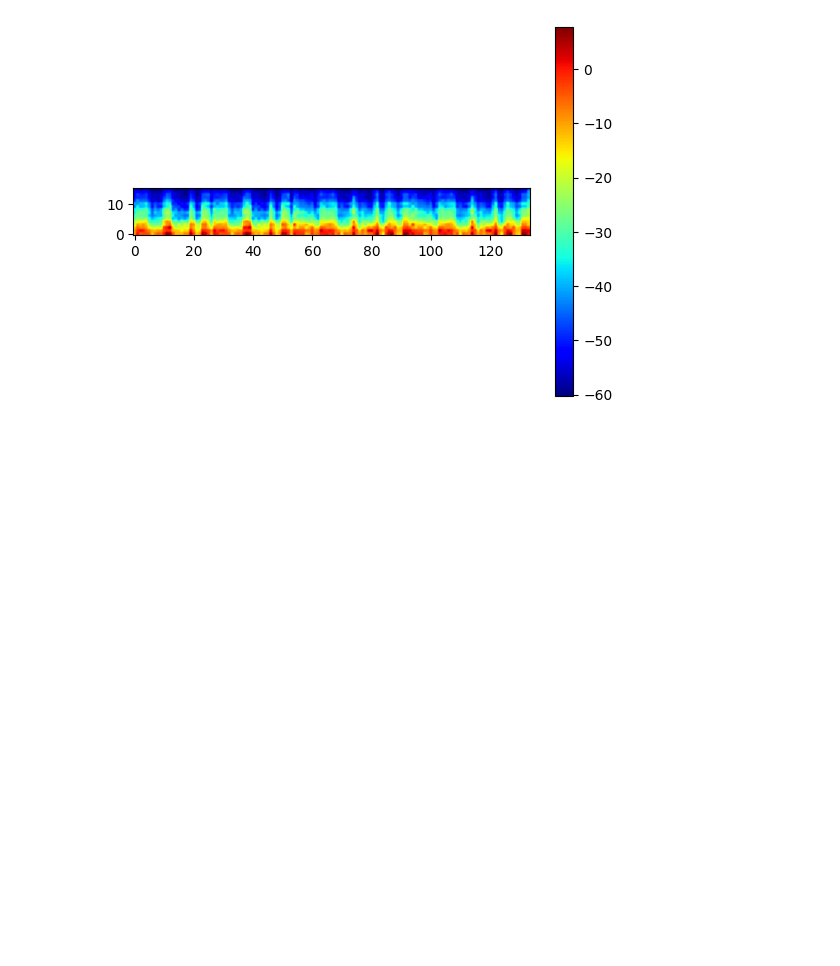
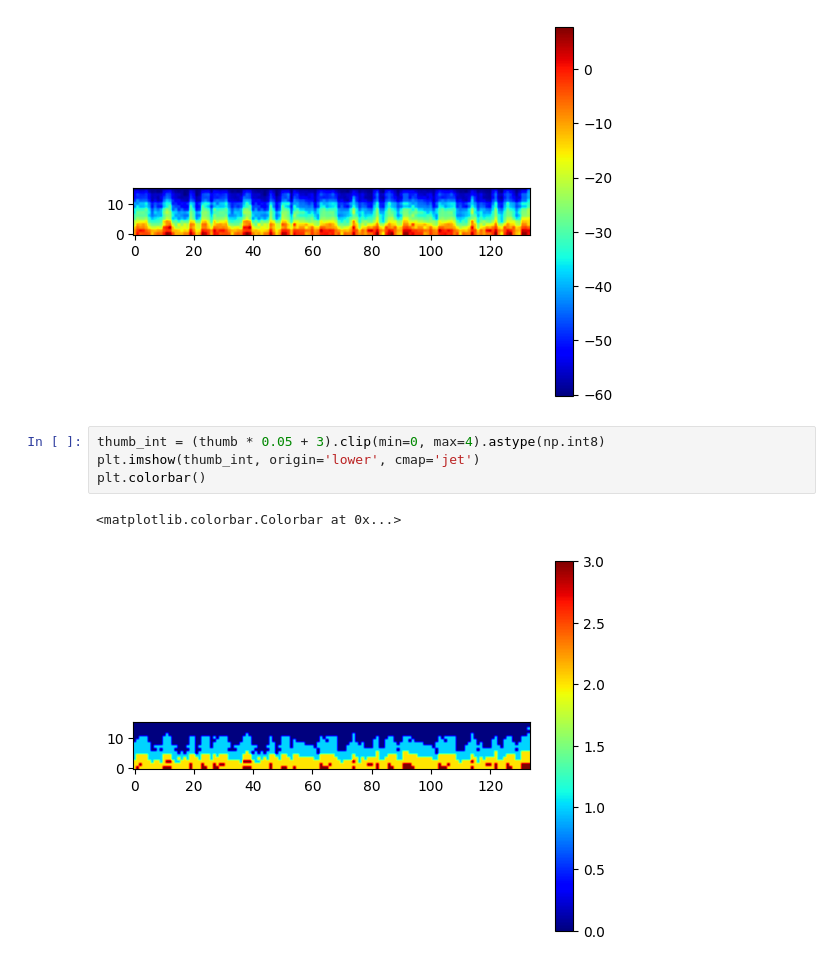
Before and after one commit to k-l-lambda/imslp-mining, a Jupyter notebook: test_spectrum.ipynb, the cells around one changed output. Drawn from its saved outputs; the diff is of its cells as text; blank space fills up the shorter version.

```diff
--- a/test_spectrum.ipynb
+++ b/test_spectrum.ipynb
@@ -37,3 +37,10 @@ plt.colorbar()
 # %% [output]
 <matplotlib.colorbar.Colorbar at 0x...>
 [figure]
+# %%
+thumb_int = (thumb * 0.05 + 3).clip(min=0, max=4).astype(np.int8)
+plt.imshow(thumb_int, origin='lower', cmap='jet')
+plt.colorbar()
+# %% [output]
+<matplotlib.colorbar.Colorbar at 0x...>
+[figure, added]
```
Also changed, not shown: 2 other files.
